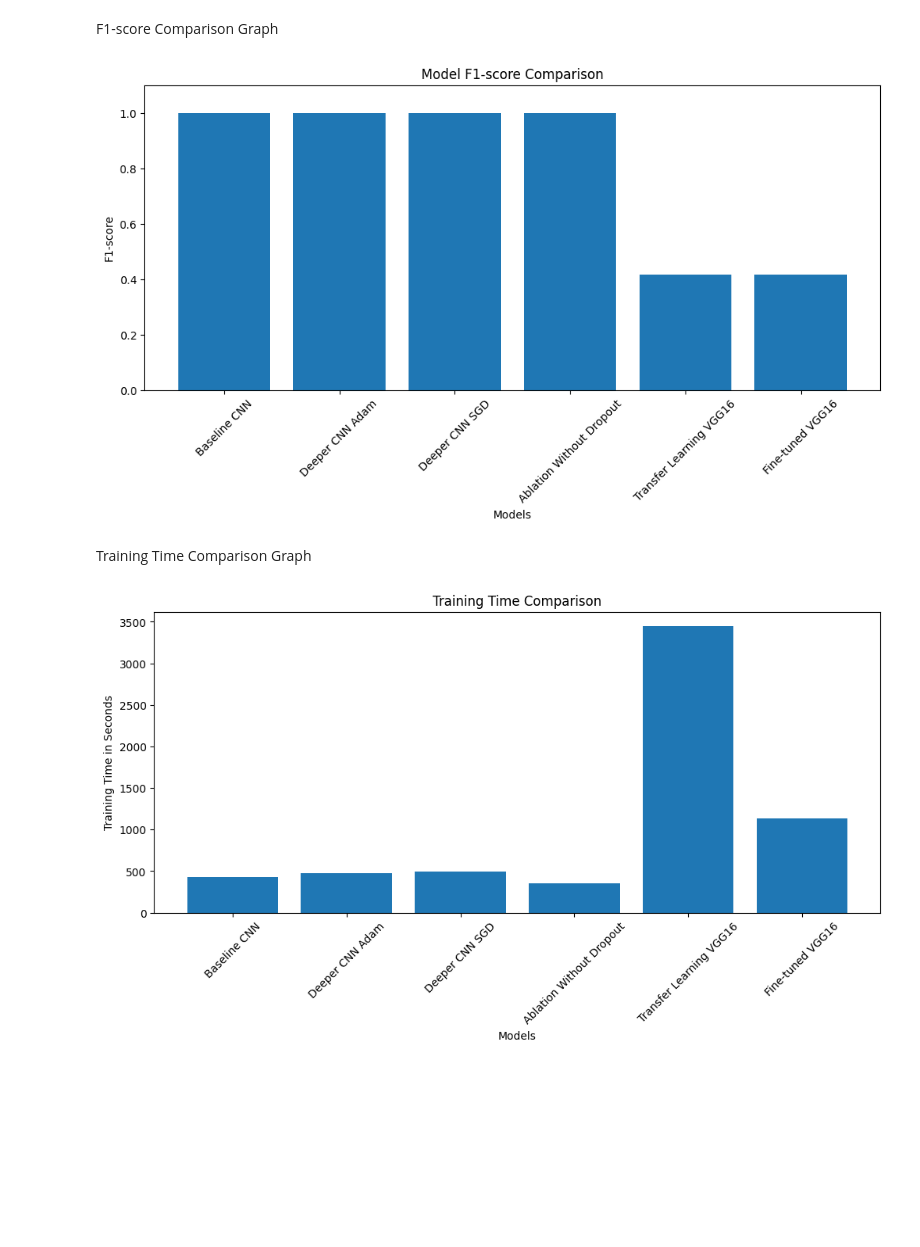
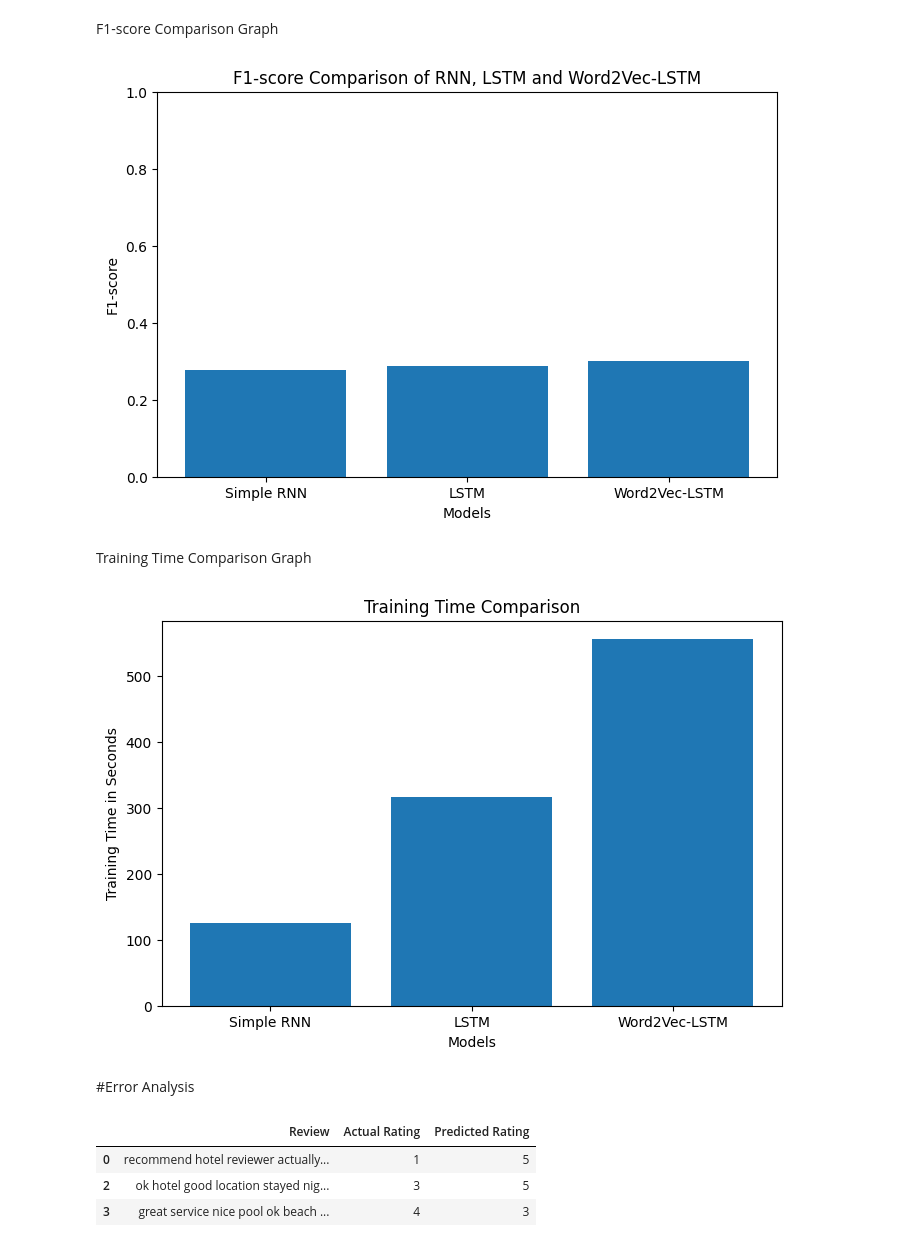
Before and after one commit to DikshyaGurung/AI-ML_CourseWork, a Jupyter notebook: 2418265_DikshyaGurung.ipynb, the cells around one changed output. Drawn from its saved outputs; the diff is of its cells as text; code cells hidden in the pictures; blank space fills up the shorter version.

```diff
--- a/2418265_DikshyaGurung.ipynb
+++ b/2418265_DikshyaGurung.ipynb
@@ -1463,0 +755,35 @@ plt.show()
+# %%
+results = pd.DataFrame({
+    "Model": [
+        "Simple RNN",
+        "LSTM",
+        "Word2Vec-LSTM"
+    ],
+    "Accuracy": [
+        accuracy_score(y_test, rnn_pred_classes),
+        lstm_accuracy,
+        word2vec_accuracy
+    ],
+    "Precision": [
+        precision_score(y_test, rnn_pred_classes, average='weighted', zero_division=0),
+        lstm_precision,
+        word2vec_precision
+    ],
+    "Recall": [
+        recall_score(y_test, rnn_pred_classes, average='weighted', zero_division=0),
+        lstm_recall,
+        word2vec_recall
+    ],
+    "F1-score": [
+        f1_score(y_test, rnn_pred_classes, average='weighted', zero_division=0),
+        lstm_f1,
+        word2vec_f1
+    ],
+    "Training Time (seconds)": [
+        rnn_training_time,
+        lstm_training_time,
+        word2vec_lstm_training_time
+    ]
+})
+
+results
@@ -1464,25 +823,48 @@ plt.show()
 # %% [markdown]
 F1-score Comparison Graph
 # %%
-plt.figure(figsize=(12, 5))
+plt.figure(figsize=(8, 5))
 plt.bar(results["Model"], results["F1-score"])
-plt.title("Model F1-score Comparison")
+
+plt.title("F1-score Comparison of RNN, LSTM and Word2Vec-LSTM")
 plt.xlabel("Models")
 plt.ylabel("F1-score")
-plt.xticks(rotation=45)
-plt.ylim(0, 1.1)
+plt.ylim(0, 1)
+
 plt.show()
 # %% [output]
-[figure, old version]
+[figure, new version]
 # %% [markdown]
 Training Time Comparison Graph
 # %%
-plt.figure(figsize=(12, 5))
+plt.figure(figsize=(8, 5))
 plt.bar(results["Model"], results["Training Time (seconds)"])
+
 plt.title("Training Time Comparison")
 plt.xlabel("Models")
 plt.ylabel("Training Time in Seconds")
-plt.xticks(rotation=45)
+
 plt.show()
 # %% [output]
-[figure, old version]
+[figure, new version]
+# %% [markdown]
+#Error Analysis
+# %%
+# Error Analysis for Word2Vec-LSTM Model
+
+error_df = pd.DataFrame({
+    "Review": X_test.values,
+    "Actual Rating": y_test.values,
+    "Predicted Rating": word2vec_pred_classes
+})
+
+wrong_predictions = error_df[
+    error_df["Actual Rating"] != error_df["Predicted Rating"]
+]
+
+wrong_predictions.head(3)
+# %% [output]
+|  | Review | Actual Rating | Predicted Rating |
+| 0 | recommend hotel reviewer actually... | 1 | 5 |
+| 2 | ok hotel good location stayed nig... | 3 | 5 |
+| 3 | great service nice pool ok beach ... | 4 | 3 |
```
Also changed, not shown: parts of 252 cells of this notebook.
